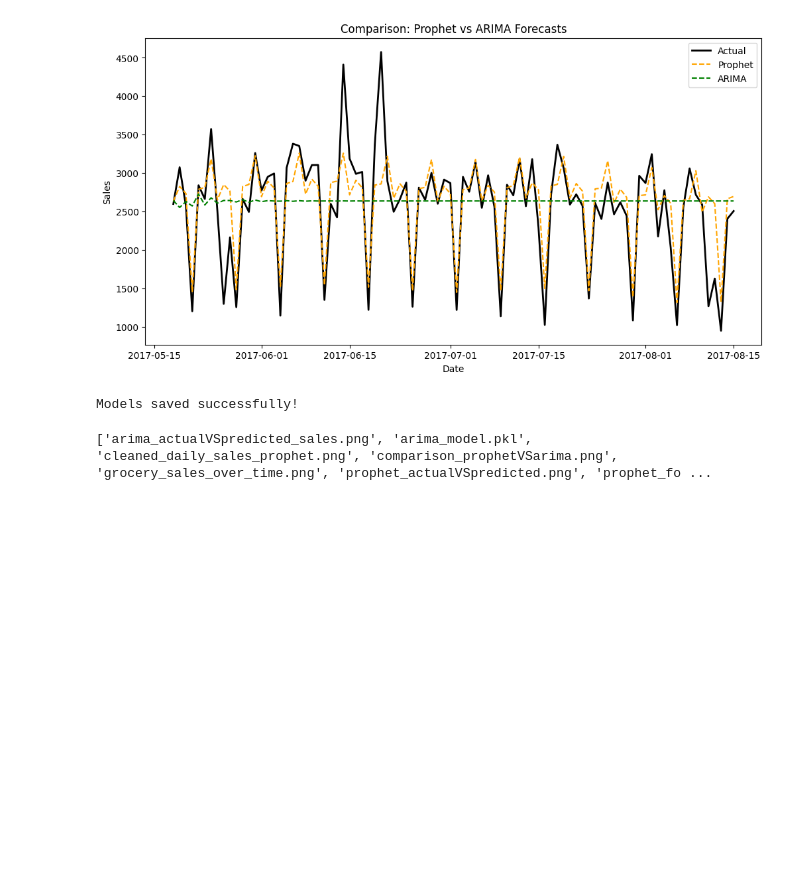
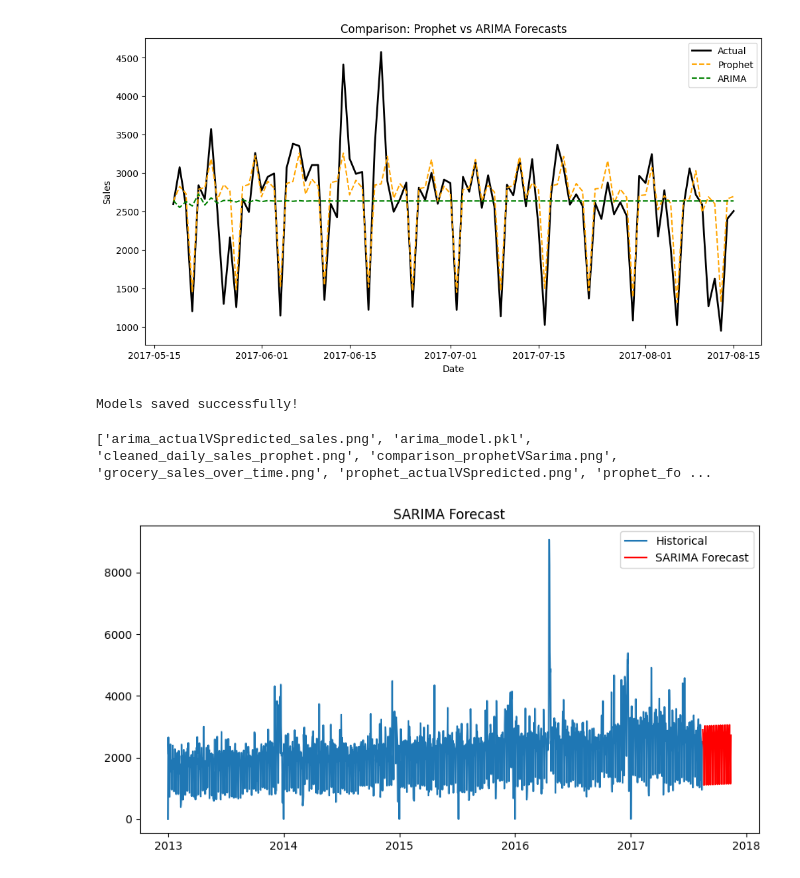
Before and after one commit to iAmPhyton/Sales-Forecasting-App, a Jupyter notebook: trains.ipynb, the cells around one changed output. Drawn from its saved outputs; the diff is of its cells as text; code cells hidden in the pictures; blank space fills up the shorter version.

Commit message:
added ML model updates

```diff
--- a/trains.ipynb
+++ b/trains.ipynb
@@ -303,3 +303,30 @@ import os
 print(os.listdir())
 # %% [output]
 ['arima_actualVSpredicted_sales.png', 'arima_model.pkl', 'cleaned_daily_sales_prophet.png', 'comparison_prophetVSarima.png', 'grocery_sales_over_time.png', 'prophet_actualVSpredicted.png', 'prophet_fo ...
+# %%
+from statsmodels.tsa.statespace.sarimax import SARIMAX
+#using daily_sales prepared with ['ds', 'y']
+y = daily_sales['y']
+
+#fitting SARIMA model (p,d,q)x(P,D,Q,s) → s=7 for weekly seasonality
+sarima_model = SARIMAX(y, order=(1,1,1), seasonal_order=(1,1,1,7)).fit(disp=False)
+
+#forecast
+forecast_days = 90
+sarima_forecast = sarima_model.forecast(steps=forecast_days)
+
+#creating future dates
+future_dates = pd.date_range(start=daily_sales['ds'].iloc[-1], periods=forecast_days+1, inclusive='right')
+
+#combining
+sarima_results = pd.DataFrame({'ds': future_dates, 'SARIMA_Forecast': sarima_forecast})
+
+#plotting
+plt.figure(figsize=(10,5))
+plt.plot(daily_sales['ds'], y, label='Historical')
+plt.plot(sarima_results['ds'], sarima_results['SARIMA_Forecast'], label='SARIMA Forecast', color='red')
+plt.title('SARIMA Forecast')
+plt.legend()
+plt.show()
+# %% [output]
+[figure, added]
```
Also changed, not shown: parts of 7 cells of this notebook.
